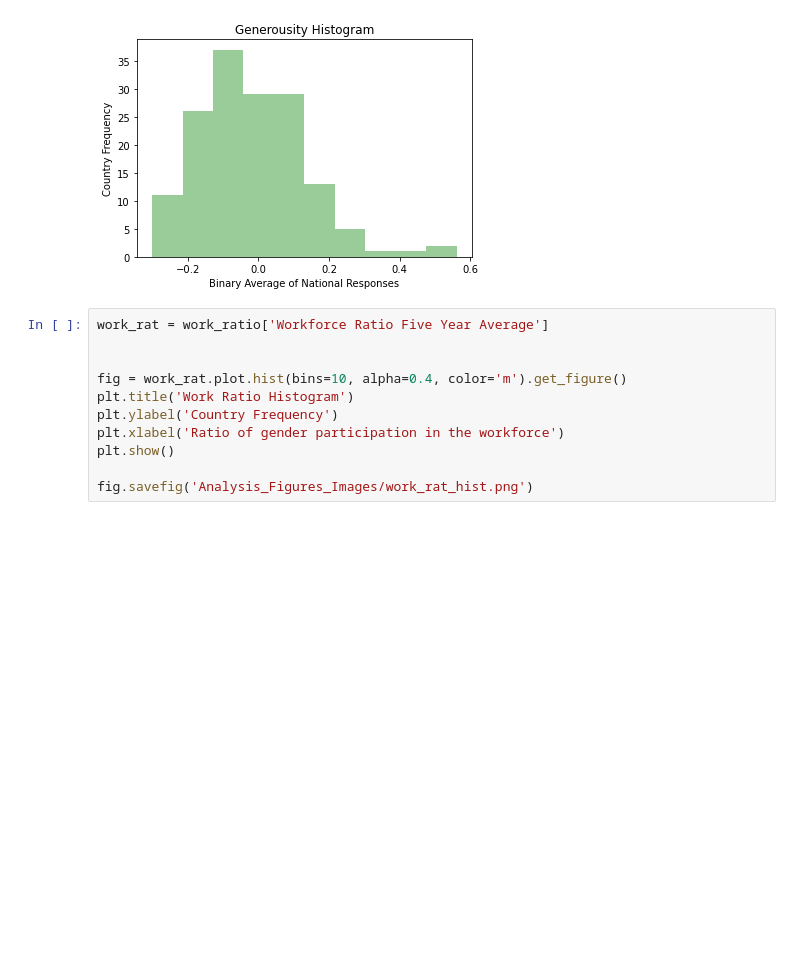
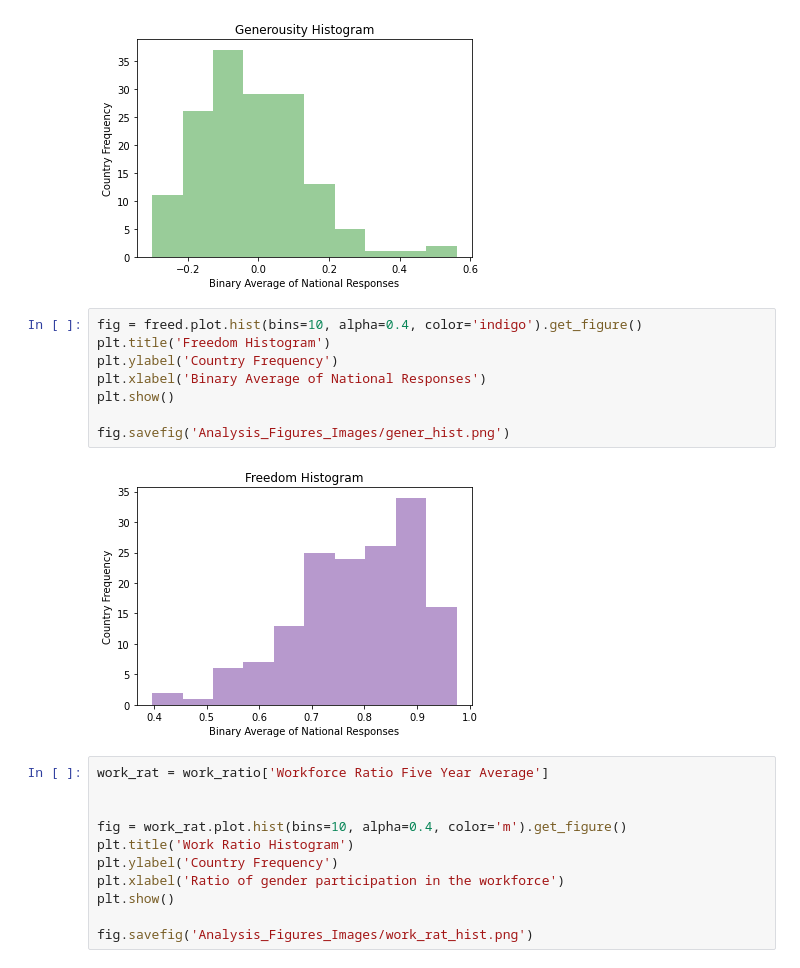
Before and after one commit to cbragg3136/world_happiness_project1, a Jupyter notebook: Variable historgrams.ipynb, the cells around one changed output. Cells and saved outputs as stored; diff of their text form; blank space fills up the shorter version.

```diff
--- a/Variable historgrams.ipynb
+++ b/Variable historgrams.ipynb
@@ -143,6 +144,16 @@ plt.show()
 fig.savefig('Analysis_Figures_Images/gener_hist.png')
 # %% [output]
 [figure]
+# %%
+fig = freed.plot.hist(bins=10, alpha=0.4, color='indigo').get_figure()
+plt.title('Freedom Histogram')
+plt.ylabel('Country Frequency')
+plt.xlabel('Binary Average of National Responses')
+plt.show()
+
+fig.savefig('Analysis_Figures_Images/gener_hist.png')
+# %% [output]
+[figure, added]
 # %%
 work_rat = work_ratio['Workforce Ratio Five Year Average']
 
```
Also changed, not shown: parts of 2 cells of this notebook, 4 other files.
